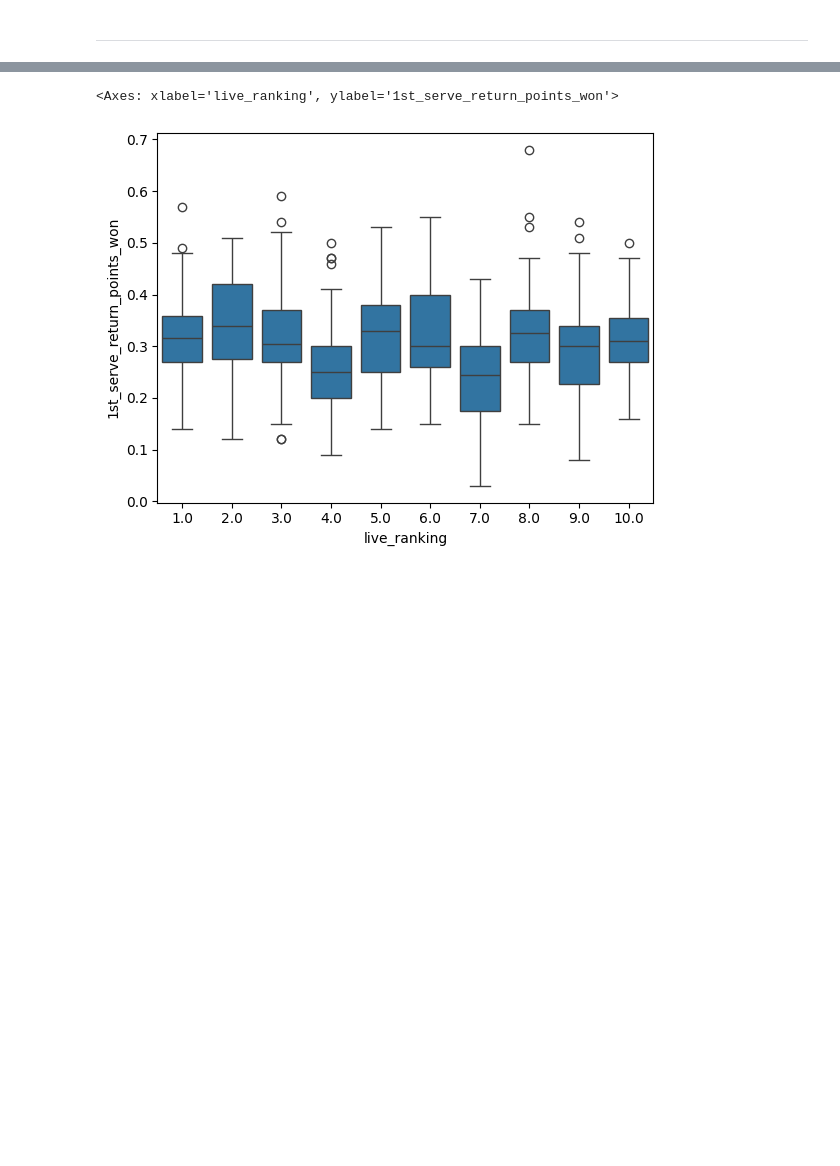
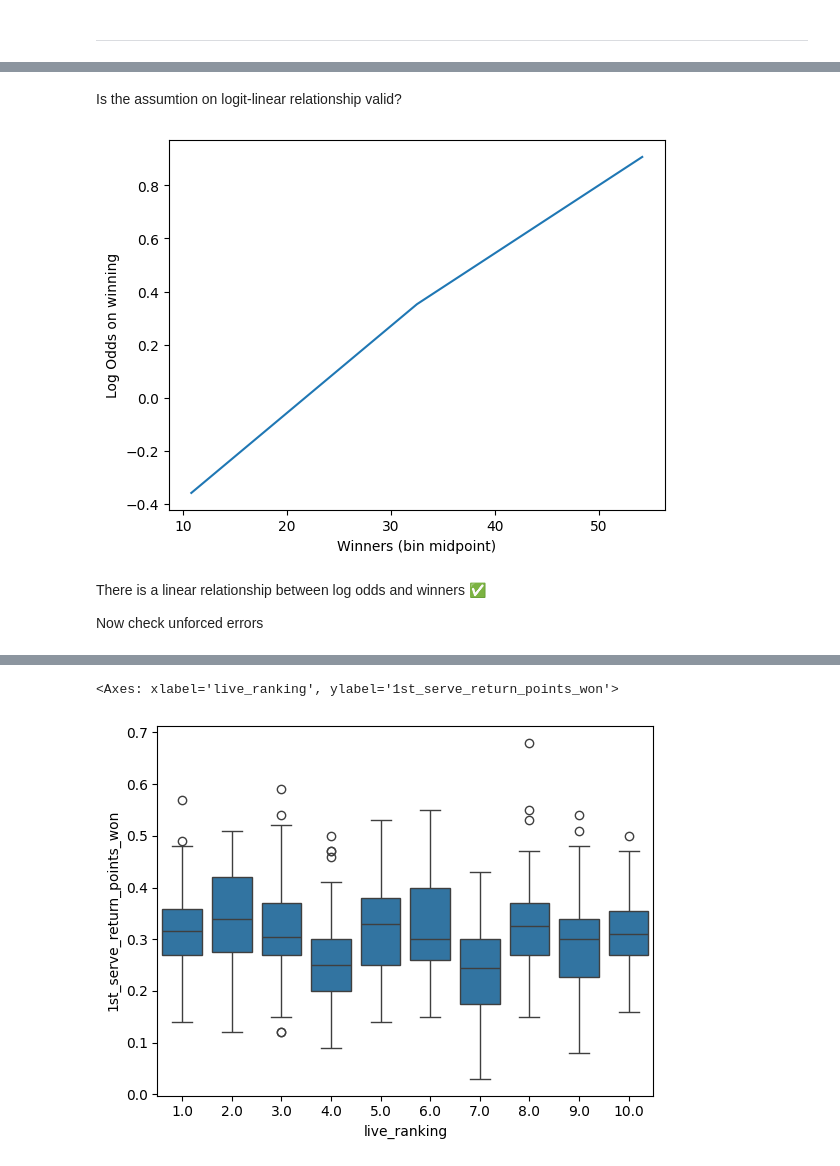
Before and after one commit to FerrucciS/matchedge, a Jupyter notebook: notebooks/feature_engineering.ipynb, the cells around one changed output, grey strips where cells are left out. Drawn from its saved outputs; the diff is of its cells as text; code cells hidden in the pictures; blank space fills up the shorter version.

```diff
--- a/notebooks/feature_engineering.ipynb
+++ b/notebooks/feature_engineering.ipynb
@@ -329,0 +894,24 @@ Name: count, dtype: int64
+# %% [markdown]
+Is the assumtion on logit-linear relationship valid?
+# %%
+df_winners = df_matches.loc[df_matches["unforced_errors"].notna(), ["winners", "unforced_errors", "target"]]
+bins_equal_width = pd.cut(df_winners["winners"], bins=3)
+
+df_winners["winners_bin"] = bins_equal_width
+# %%
+p_hat = df_winners.groupby("winners_bin", observed=False)["target"].sum() / df_winners.groupby("winners_bin", observed=False)["target"].count()
+bin_midpoints = [interval.mid for interval in p_hat.index]
+odds = p_hat/(1-p_hat)
+log_odds = np.log(odds)
+
+sns.lineplot(x=bin_midpoints, y=log_odds.values)
+plt.xlabel("Winners (bin midpoint)")
+plt.ylabel("Log Odds on winning")
+plt.show()
+# %% [output]
+[figure, added]
+# %% [markdown]
+There is a linear relationship between log odds and winners ✅
+
+
+Now check unforced errors
```
Also changed, not shown: parts of 230 cells of this notebook, 2 other files.
